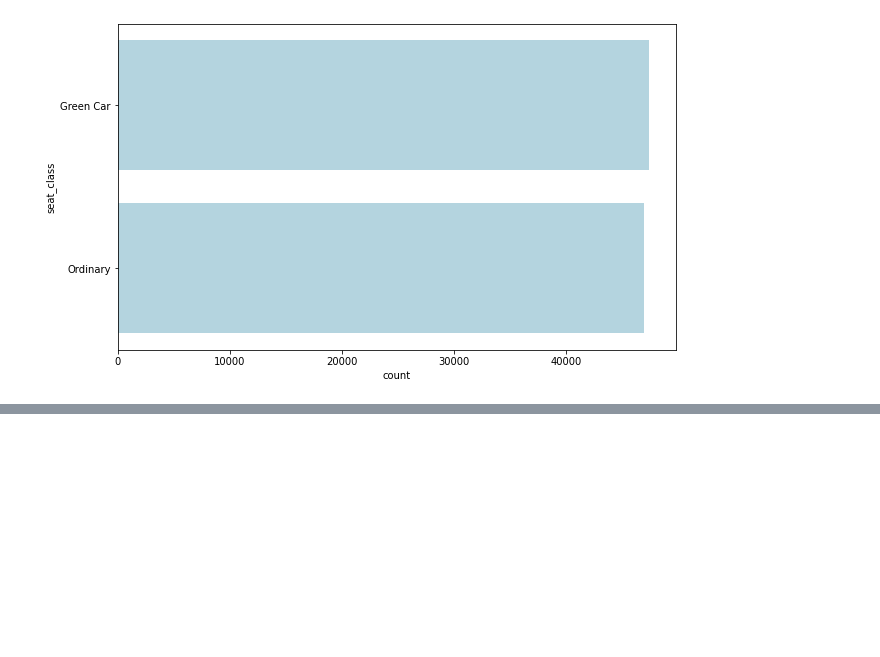
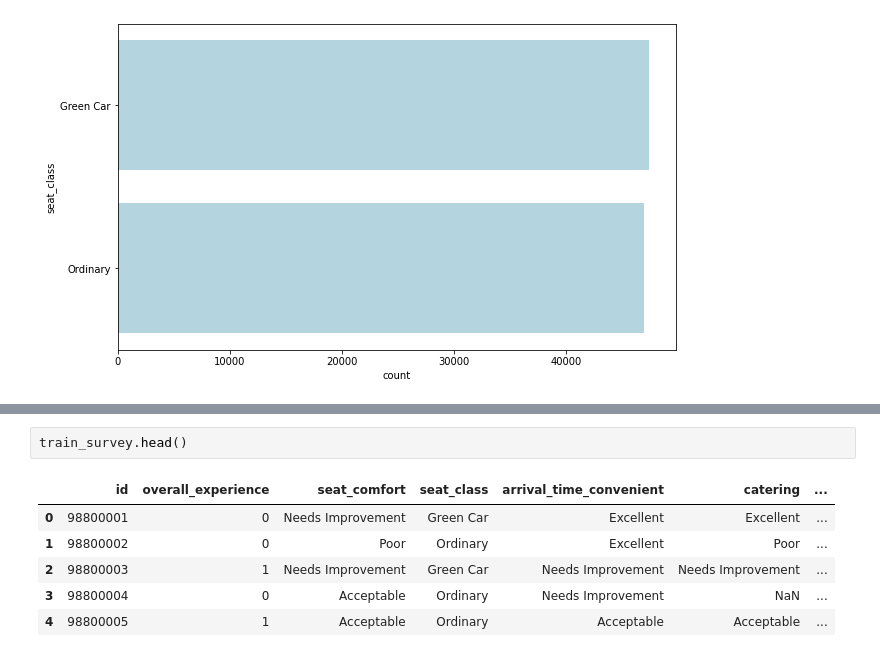
Before and after one commit to amrirasyidi/mit_idss_hackaton, a Jupyter notebook: data_exploration.ipynb, the cells around one changed output, grey strips where cells are left out. Saved outputs shown, nothing was run; the diff lists cells and outputs as text; blank space fills up the shorter version.

```diff
--- a/data_exploration.ipynb
+++ b/data_exploration.ipynb
@@ -484,0 +507,9 @@ ax.set_yticklabels(['Not satisfied', 'Satisfied']);
+# %%
+train_survey.head()
+# %% [output]
+|  | id | overall_experience | seat_comfort | seat_class | arrival_time_convenient | catering | ... |
+| 0 | 98800001 | 0 | Needs Improvement | Green Car | Excellent | Excellent | ... |
+| 1 | 98800002 | 0 | Poor | Ordinary | Excellent | Poor | ... |
+| 2 | 98800003 | 1 | Needs Improvement | Green Car | Needs Improvement | Needs Improvement | ... |
+| 3 | 98800004 | 0 | Acceptable | Ordinary | Needs Improvement | NaN | ... |
+| 4 | 98800005 | 1 | Acceptable | Ordinary | Acceptable | Acceptable | ... |
```
Also changed, not shown: parts of 11 cells of this notebook.
